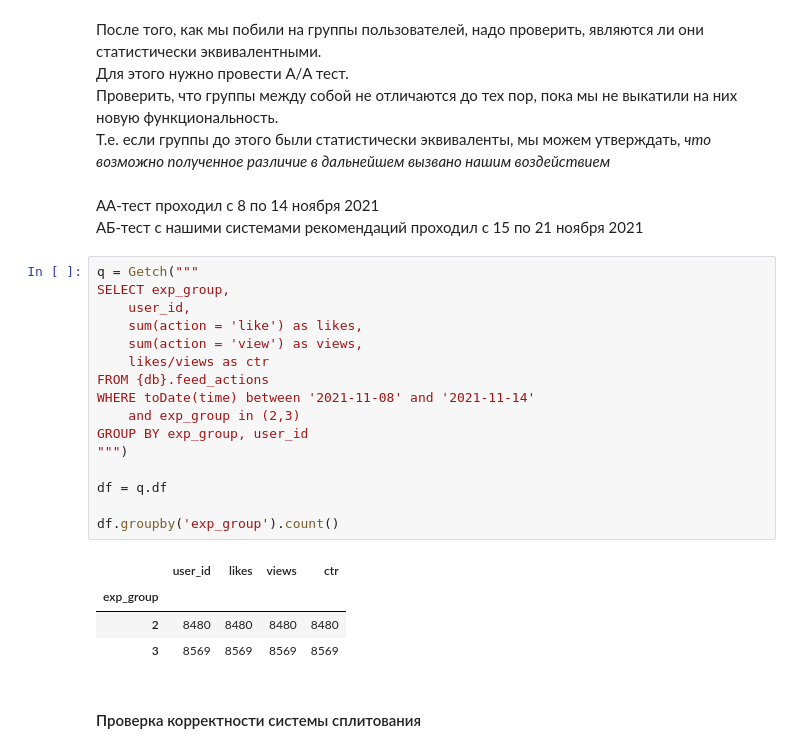
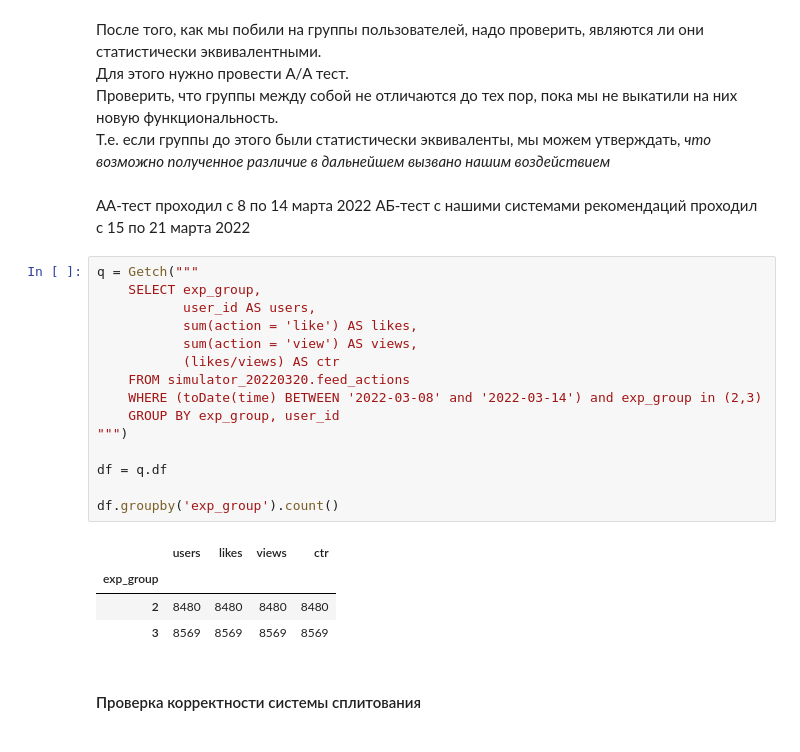
Before and after one commit to BorisloveeeeZ/analyst_cycle, a Jupyter notebook: A_B.ipynb, the cells around one changed output. Saved outputs shown, nothing was run; the diff lists cells and outputs as text.

```diff
--- a/A_B.ipynb
+++ b/A_B.ipynb
@@ -76,26 +77,25 @@ print(len(users_df1))
 Проверить, что группы между собой не отличаются до тех пор, пока мы не выкатили на них новую функциональность.
 Т.е. если группы до этого были статистически эквиваленты, мы можем утверждать, *что возможно полученное различие в дальнейшем вызвано нашим воздействием*
 # %% [markdown]
-АА-тест проходил с 8 по 14 ноября 2021
-АБ-тест с нашими системами рекомендаций проходил с 15 по 21 ноября 2021
+АА-тест проходил с 8 по 14 марта 2022
+АБ-тест с нашими системами рекомендаций проходил с 15 по 21 марта 2022
 # %%
 q = Getch("""
-SELECT exp_group,
-    user_id,
-    sum(action = 'like') as likes,
-    sum(action = 'view') as views,
-    likes/views as ctr
-FROM {db}.feed_actions
-WHERE toDate(time) between '2021-11-08' and '2021-11-14'
-    and exp_group in (2,3)
-GROUP BY exp_group, user_id
+    SELECT exp_group,
+           user_id AS users,
+           sum(action = 'like') AS likes,
+           sum(action = 'view') AS views,
+           (likes/views) AS ctr
+    FROM simulator_20220320.feed_actions
+    WHERE (toDate(time) BETWEEN '2022-03-08' and '2022-03-14') and exp_group in (2,3)
+    GROUP BY exp_group, user_id
 """)
 
 df = q.df
 
 df.groupby('exp_group').count()
 # %% [output]
-|  | user_id | likes | views | ctr |
+|  | users | likes | views | ctr |
 | exp_group |  |  |  |  |
 | 2 | 8480 | 8480 | 8480 | 8480 |
 | 3 | 8569 | 8569 | 8569 | 8569 |
```
Also changed, not shown: parts of 24 cells of this notebook.
